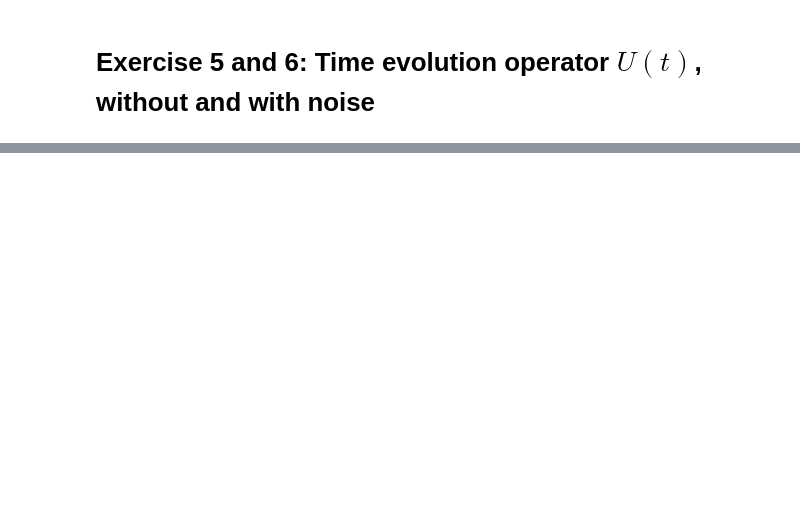
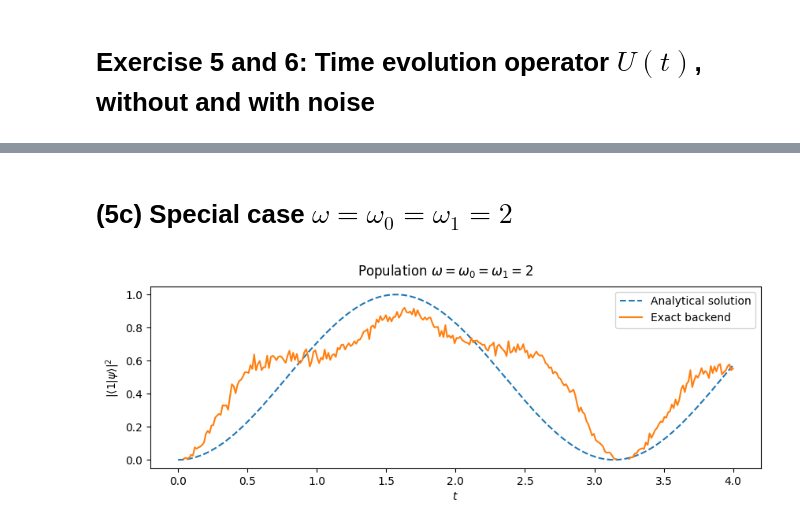
Before and after one commit to HendrikKuehne/FOPRA_34, a Jupyter notebook: ex5_6_7.ipynb, the cells around one changed output, grey strips where cells are left out. Saved outputs shown, nothing was run; the diff lists cells and outputs as text; code cells hidden in the pictures; blank space fills up the shorter version.

```diff
--- a/ex5_6_7.ipynb
+++ b/ex5_6_7.ipynb
@@ -70 +111,24 @@ for i,t in enumerate(tAxis):
+# %%
+# (c) w = w0 = w1 = 2
+w = 2
+w0 = 2
+w1 = 2
+dt = 0.05
+nShots = 400
+tAxis_c = np.linspace(start=0,stop=4,num=300)
+populations_c = np.zeros(shape=(tAxis_c.shape[0],2))
+for i,t in enumerate(tAxis_c):
+    circ = qiskit.QuantumCircuit(1,1)
+    # adding the time evolution
+    circ = time_evolve(circ,t,dt,w,w0,w1)
+    # adding the measurement
+    circ.measure(qubit=0,cbit=0)
+
+    # running the circuit 400 times
+    populations_c[i,0] = sim.run(circ,shots=nShots).result().get_counts(circ).get("1")
+
+# analytical solution
+delta = w - w0
+omega = np.sqrt(w1**2 + delta**2)
+populations_c[:,1] = (w1**2) * np.sin(tAxis_c * omega / 2)**2 / omega**2
 # %%
@@ -165,0 +218,14 @@ Text(0, 0.5, '$|\\langle 1|\\psi\\rangle|^2$')
+# %% [markdown]
+# (5c) Special case $\omega=\omega_0=\omega_1=2$
+# %%
+fig_c,ax_c = plt.subplots(nrows=1,ncols=1,figsize=(10,3))
+fig_c.suptitle("Population $\omega=\omega_0=\omega_1=2$")
+ax_c.plot(tAxis_c,populations_c[:,1],linestyle="--",label="Analytical solution")
+ax_c.plot(tAxis_c,populations_c[:,0] / 400,label="Exact backend")
+ax_c.set_xlabel("$t$")
+ax_c.set_ylabel(r"$|\langle 1|\psi\rangle|^2$")
+ax_c.legend()
+
+fig_c.savefig("plots/ex5c.pdf",bbox_inches="tight")
+# %% [output]
+[figure, added]
```
Also changed, not shown: parts of 18 cells of this notebook, 10 other files.
